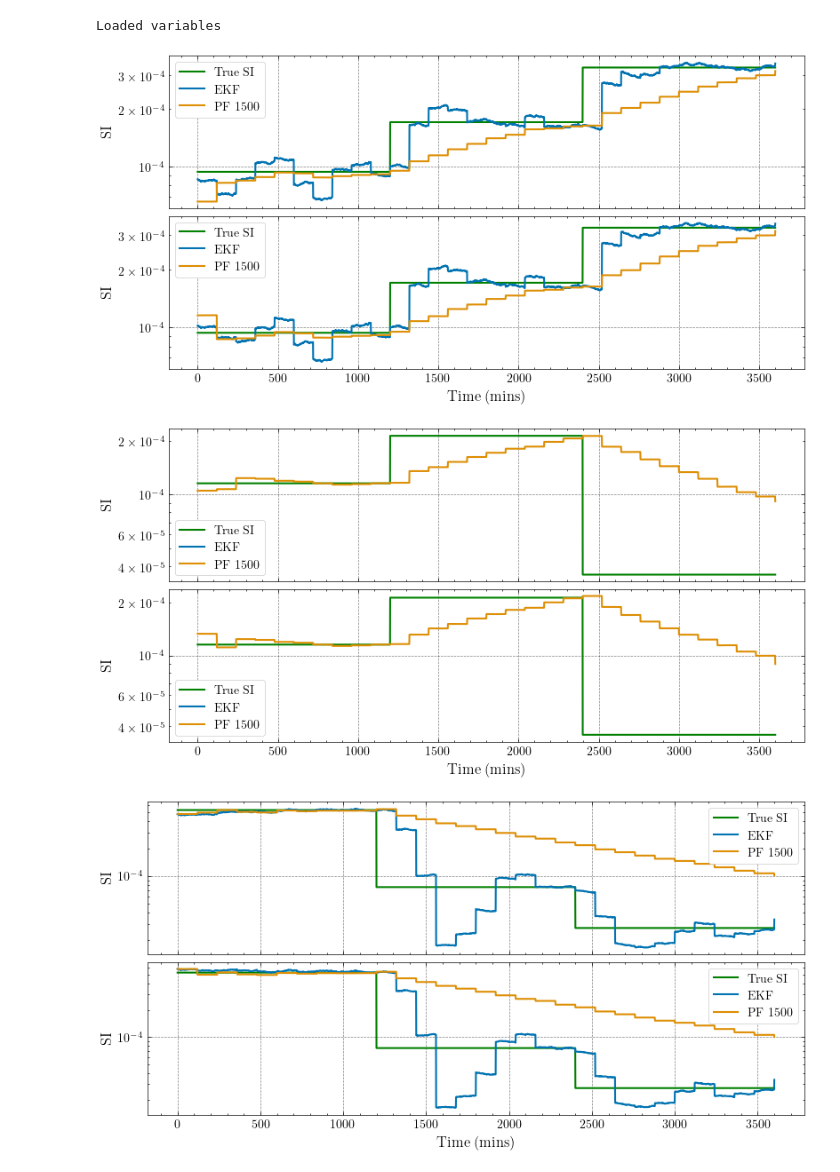
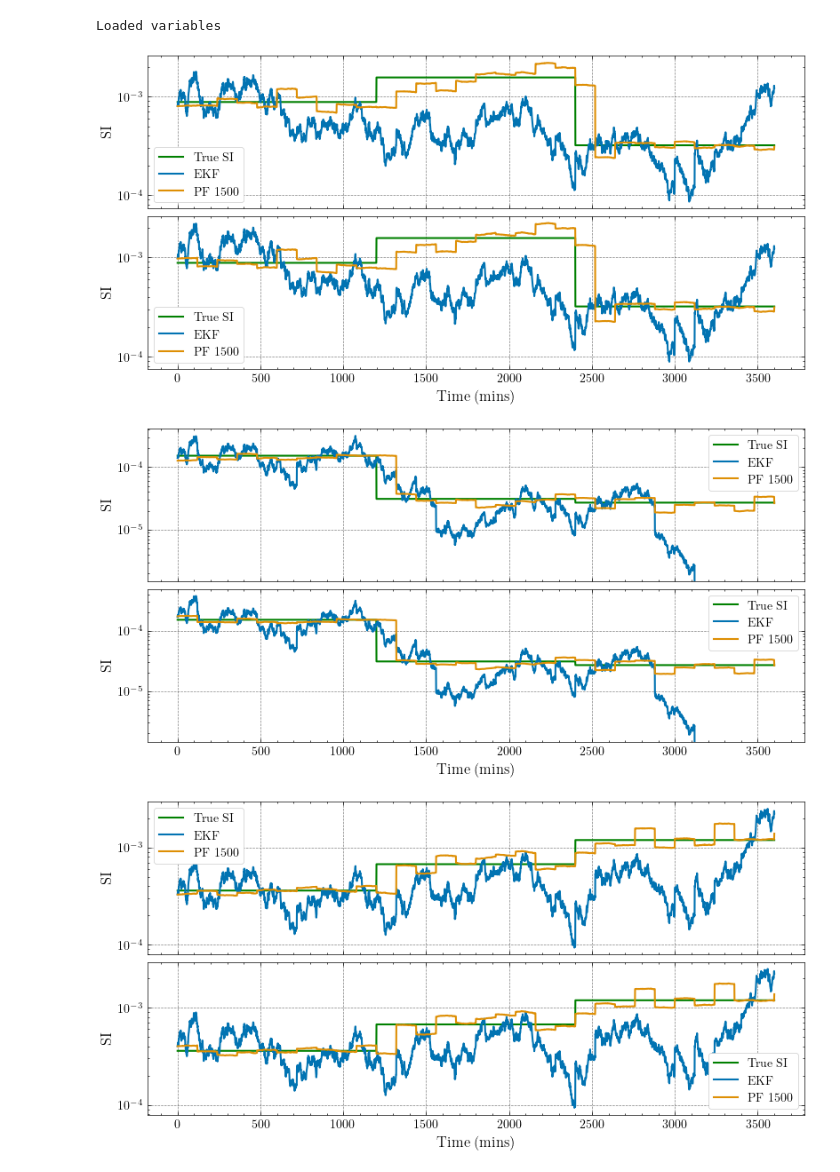
Before and after one commit to mlmulv/Thesis-Code, a Jupyter notebook: notebooks/04_Parameter_Estimation.ipynb, the cells around one changed output. Cells and saved outputs as stored; diff of their text form; code cells hidden in the pictures.

```diff
--- a/notebooks/04_Parameter_Estimation.ipynb
+++ b/notebooks/04_Parameter_Estimation.ipynb
@@ -29,7 +30,7 @@ try:
         "../scripts/saved_variables/module4/SI_ests_integral_static_04.npy"
     )
     SI_errs = np.load(
-        "../scripts/saved_variables/module4/SI_errs_integral_static_04.npy"
+        "../scripts/saved_variables/module4/SI_errs_integral_static_mse_04.npy"
     )
     SI_errs_int_static = SI_errs.copy()
     SI_true_arr = np.load(
@@ -76,7 +77,9 @@ Total MARD:  0.06194378626474953
 # %%
 try:
     SI_ests = np.load("../scripts/saved_variables/module4/SI_ests_integral_vary_04.npy")
-    SI_errs = np.load("../scripts/saved_variables/module4/SI_errs_integral_vary_04.npy")
+    SI_errs = np.load(
+        "../scripts/saved_variables/module4/SI_errs_integral_vary_mse_04.npy"
+    )
     SI_true_arr = np.load(
         "../scripts/saved_variables/module4/SI_true_arr_integral_vary_04.npy"
     )
@@ -121,7 +124,7 @@ try:
         "../scripts/saved_variables/module4/SI_ests_augment_static_04.npy"
     )
     SI_errs = np.load(
-        "../scripts/saved_variables/module4/SI_errs_augment_static_04.npy"
+        "../scripts/saved_variables/module4/SI_errs_augment_static_mse_04.npy"
     )
     SI_true_arr = np.load(
         "../scripts/saved_variables/module4/SI_true_arr_augment_static_04.npy"
@@ -171,12 +189,14 @@ Total MARD:  [0.06291432 0.03370003]
 # SI piecewise
 # %%
 try:
-    SI_ests = np.load("../scripts/variables/SI_ests_augment_vary_04.npy")
-    # SI_ests_2500 = np.load("../scripts/variables/SI_ests_augment_vary_new_04.npy")
-    SI_errs = np.load("../scripts/variables/SI_errs_augment_vary_04.npy")
-    # SI_errs_2500 = np.load("../scripts/variables/SI_errs_augment_vary_new_04.npy")
+    SI_ests = np.load("../scripts/saved_variables/module4/SI_ests_augment_vary_04.npy")
+    # SI_ests_2500 = np.load("../scripts/saved_variables/module4/SI_ests_augment_vary_new_04.npy")
+    SI_errs = np.load(
+        "../scripts/saved_variables/module4/SI_errs_augment_vary_mse_04.npy"
+    )
+    # SI_errs_2500 = np.load("../scripts/saved_variables/module4/SI_errs_augment_vary_new_04.npy")
     SI_true_arr = np.load(
-        "../scripts/variables/SI_true_arr_augment_vary_04.npy"
+        "../scripts/saved_variables/module4/SI_true_arr_augment_vary_04.npy"
     )
     print("Loaded variables")
 except Exception:
@@ -186,24 +206,26 @@ Loaded variables
 # %%
 time = np.arange(SI_true_arr.shape[1])
 num_filters = len(filters)
 palette = sns.color_palette("colorblind", num_filters)
 
-for i in range(10):
+for i in range(5):
     fig, ax = plt.subplots(num_deviations, 1, figsize=(8, 4), sharex=True)
     for j in range(num_deviations):
         true_SI = SI_true_arr[i, :]
         m_true = np.isfinite(true_SI)
         ax[j].semilogy(time[m_true], true_SI[m_true], color="green", label="True SI")
 
         for k in range(num_filters):
             est = SI_ests[j, k, i, :]
             m = np.isfinite(est)
-            ax[j].semilogy(time[m], est[m], linestyle="-", color=palette[k], label=f"{filters[k]}")
+            ax[j].semilogy(
+                time[m], est[m], linestyle="-", color=palette[k], label=f"{filters[k]}"
+            )
 
         ax[j].set_ylabel("SI")
         ax[j].legend()
     ax[-1].set_xlabel("Time (mins)")
 # %% [output]
-[figure, old version]
+[figure, new version]
-[figure, old version]
+[figure, new version]
-[figure, old version]
+[figure, new version]
```
Also changed, not shown: parts of 11 cells of this notebook, 5 other files.
